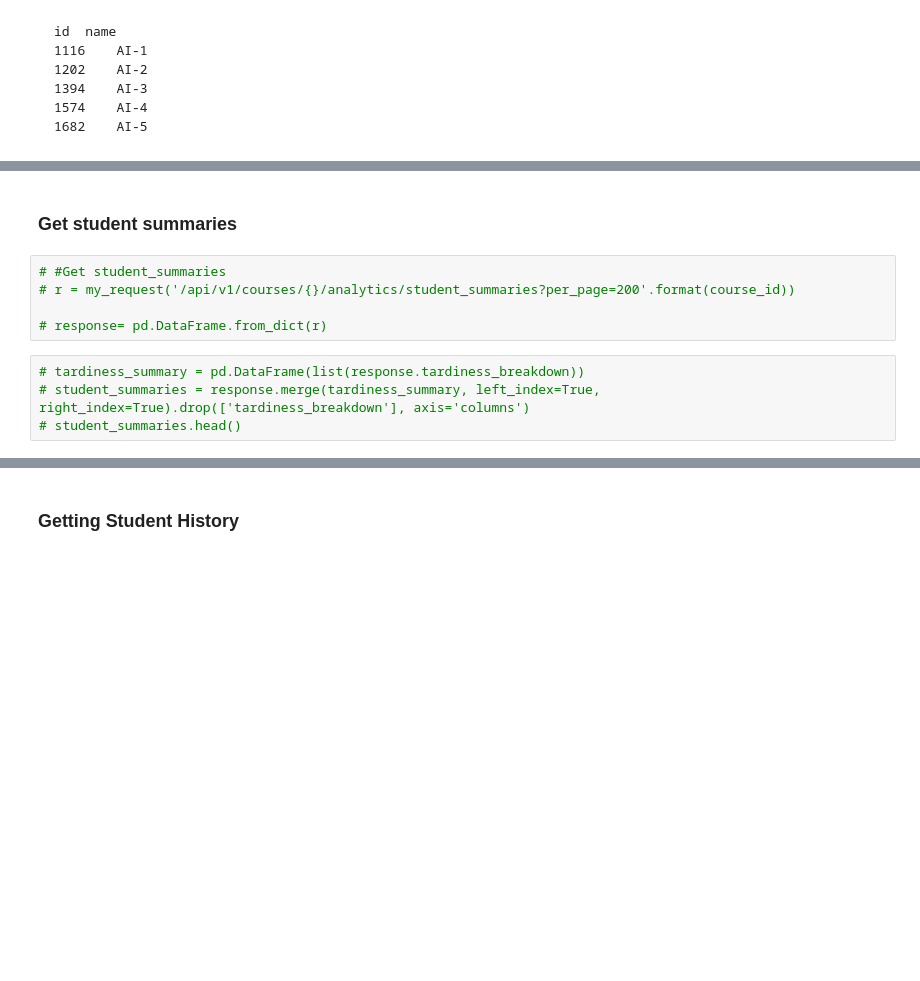
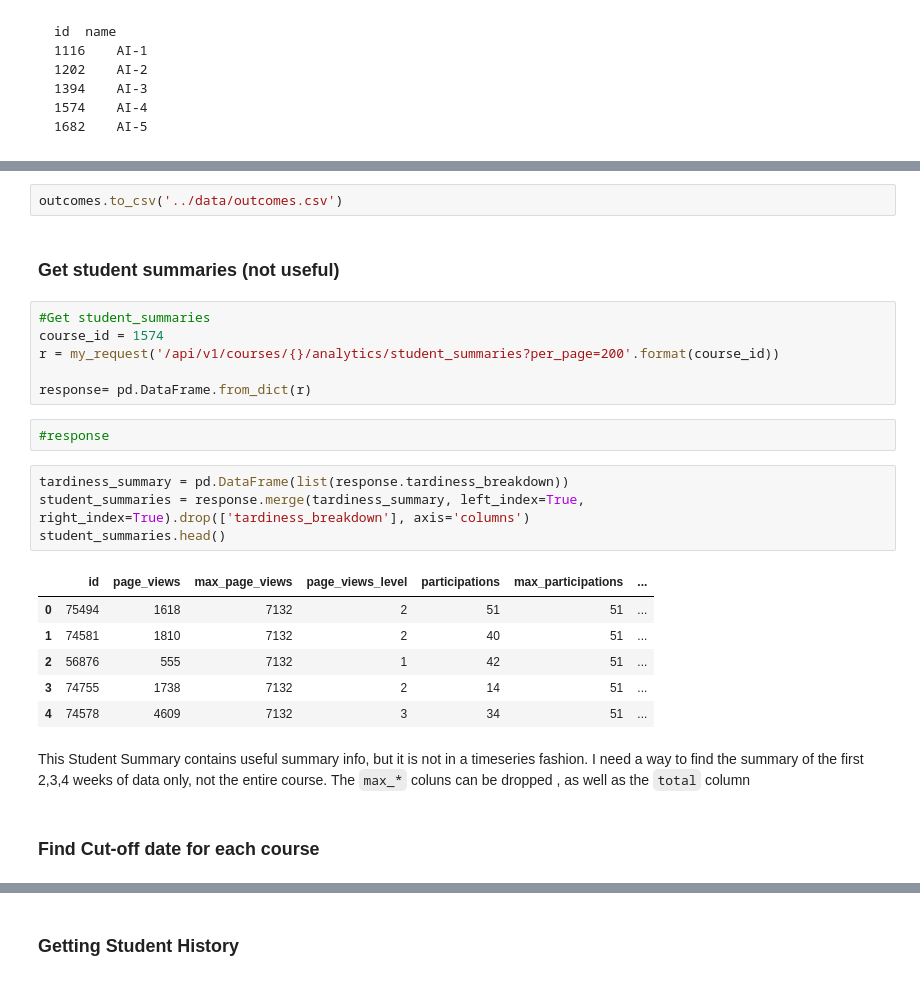
Before and after one commit to andrea-fantini/student-fail-prediction, a Jupyter notebook: notebooks/Data-Extraction.ipynb, the cells around one changed output, grey strips where cells are left out. Cells and saved outputs as stored; diff of their text form; blank space fills up the shorter version.

````diff
--- a/notebooks/Data-Extraction.ipynb
+++ b/notebooks/Data-Extraction.ipynb
@@ -44,11 +153,27 @@ id	name
+# %%
+outcomes.to_csv('../data/outcomes.csv')
 # %% [markdown]
-### Get student summaries
+### Get student summaries (not useful)
 # %%
-# #Get student_summaries
-# r = my_request('/api/v1/courses/{}/analytics/student_summaries?per_page=200'.format(course_id))
+#Get student_summaries
+course_id = 1574
+r = my_request('/api/v1/courses/{}/analytics/student_summaries?per_page=200'.format(course_id))
 
-# response= pd.DataFrame.from_dict(r)
+response= pd.DataFrame.from_dict(r)
+# %%
+#response
 # %%
-# tardiness_summary = pd.DataFrame(list(response.tardiness_breakdown))
-# student_summaries = response.merge(tardiness_summary, left_index=True, right_index=True).drop(['tardiness_breakdown'], axis='columns')
-# student_summaries.head()
+tardiness_summary = pd.DataFrame(list(response.tardiness_breakdown))
+student_summaries = response.merge(tardiness_summary, left_index=True, right_index=True).drop(['tardiness_breakdown'], axis='columns')
+student_summaries.head()
+# %% [output]
+|  | id | page_views | max_page_views | page_views_level | participations | max_participations | ... |
+| 0 | 75494 | 1618 | 7132 | 2 | 51 | 51 | ... |
+| 1 | 74581 | 1810 | 7132 | 2 | 40 | 51 | ... |
+| 2 | 56876 | 555 | 7132 | 1 | 42 | 51 | ... |
+| 3 | 74755 | 1738 | 7132 | 2 | 14 | 51 | ... |
+| 4 | 74578 | 4609 | 7132 | 3 | 34 | 51 | ... |
+# %% [markdown]
+This Student Summary contains useful summary info, but it is not in a timeseries fashion. I need a way to find the summary of the first 2,3,4 weeks of data only, not the entire course. The ```max_*``` coluns can be dropped , as well as the ```total``` column
+# %% [markdown]
+### Find Cut-off date for each course
````
Also changed, not shown: parts of 53 cells of this notebook.
